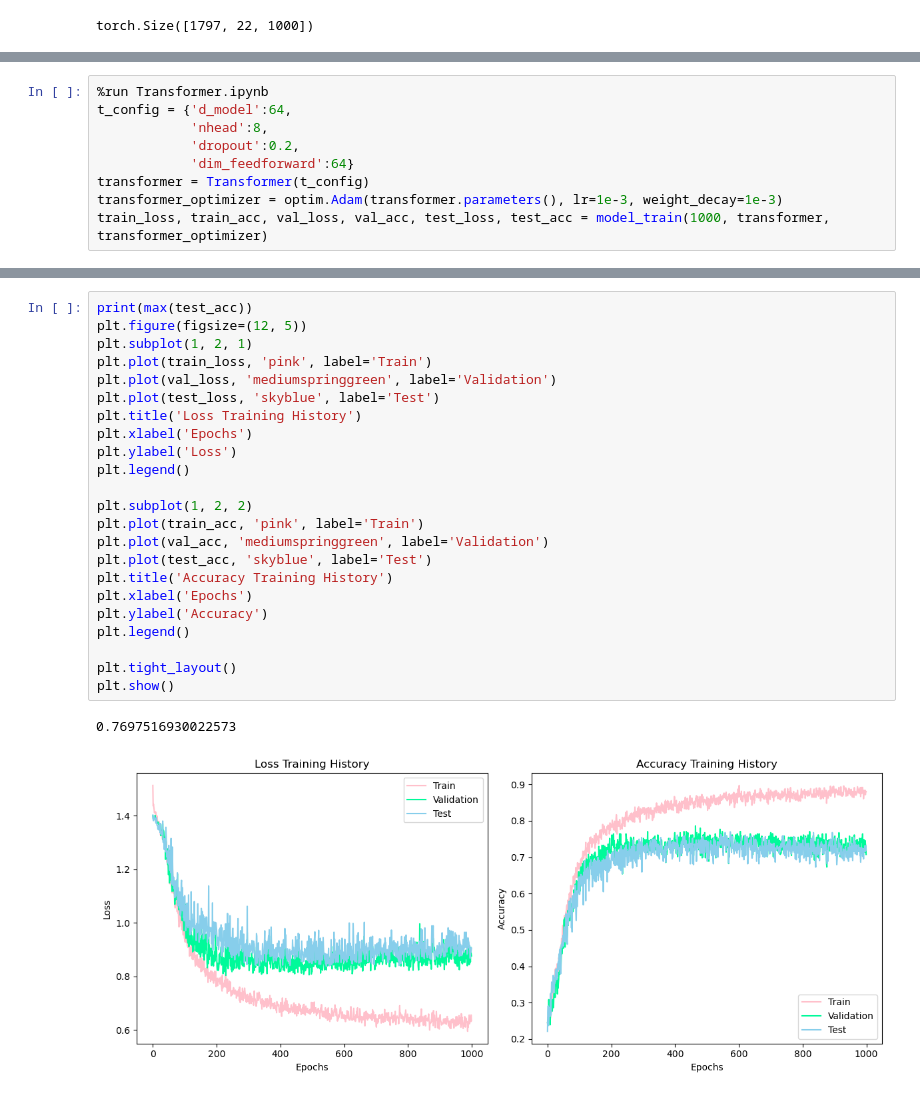
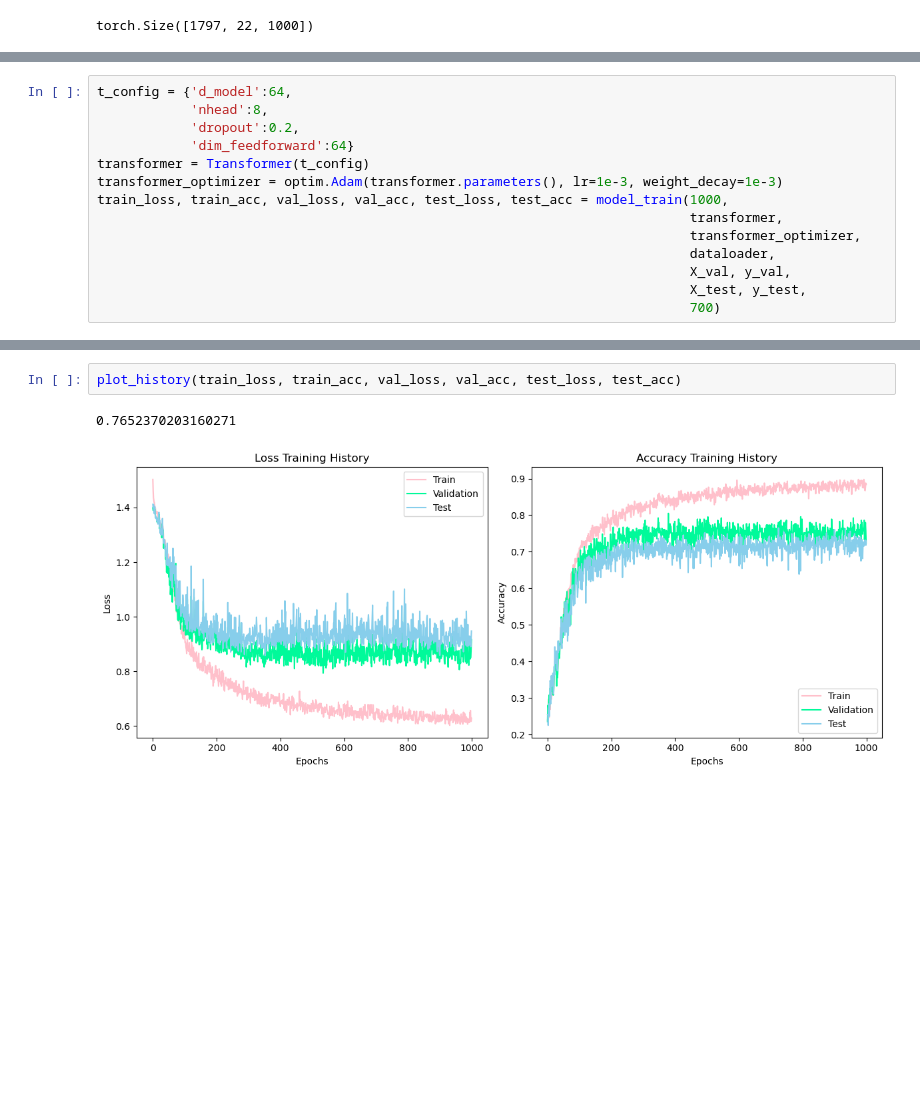
Before and after one commit to shiyunsun/NeuroBCI-Classification, a Jupyter notebook: model_train.ipynb, the cells around one changed output, grey strips where cells are left out. Saved outputs shown, nothing was run; the diff lists cells and outputs as text; blank space fills up the shorter version.

Commit message:
modify train function

```diff
--- a/model_train.ipynb
+++ b/model_train.ipynb
@@ -114,11 +141,16 @@ def model_train(num_epochs, model, optimizer):
 # %%
-%run Transformer.ipynb
 t_config = {'d_model':64,
             'nhead':8,
             'dropout':0.2,
             'dim_feedforward':64}
 transformer = Transformer(t_config)
 transformer_optimizer = optim.Adam(transformer.parameters(), lr=1e-3, weight_decay=1e-3)
-train_loss, train_acc, val_loss, val_acc, test_loss, test_acc = model_train(1000, transformer, transformer_optimizer)
+train_loss, train_acc, val_loss, val_acc, test_loss, test_acc = model_train(1000,
+                                                                            transformer,
+                                                                            transformer_optimizer,
+                                                                            dataloader,
+                                                                            X_val, y_val,
+                                                                            X_test, y_test,
+                                                                            700)
 # %% [output]
 Iter 0
@@ -141,26 +173,5 @@ Test Accuracy:  0.7181339352896914
-# %%
-print(max(test_acc))
-plt.figure(figsize=(12, 5))
-plt.subplot(1, 2, 1)
-plt.plot(train_loss, 'pink', label='Train')
-plt.plot(val_loss, 'mediumspringgreen', label='Validation')
-plt.plot(test_loss, 'skyblue', label='Test')
-plt.title('Loss Training History')
-plt.xlabel('Epochs')
-plt.ylabel('Loss')
-plt.legend()
-
-plt.subplot(1, 2, 2)
-plt.plot(train_acc, 'pink', label='Train')
-plt.plot(val_acc, 'mediumspringgreen', label='Validation')
-plt.plot(test_acc, 'skyblue', label='Test')
-plt.title('Accuracy Training History')
-plt.xlabel('Epochs')
-plt.ylabel('Accuracy')
-plt.legend()
-
-plt.tight_layout()
-plt.show()
-# %% [output]
-0.7697516930022573
-[figure, removed]
+# %%
+plot_history(train_loss, train_acc, val_loss, val_acc, test_loss, test_acc)
+# %% [output]
+0.7652370203160271
+[figure, added]
```
Also changed, not shown: parts of 2 cells of this notebook.
